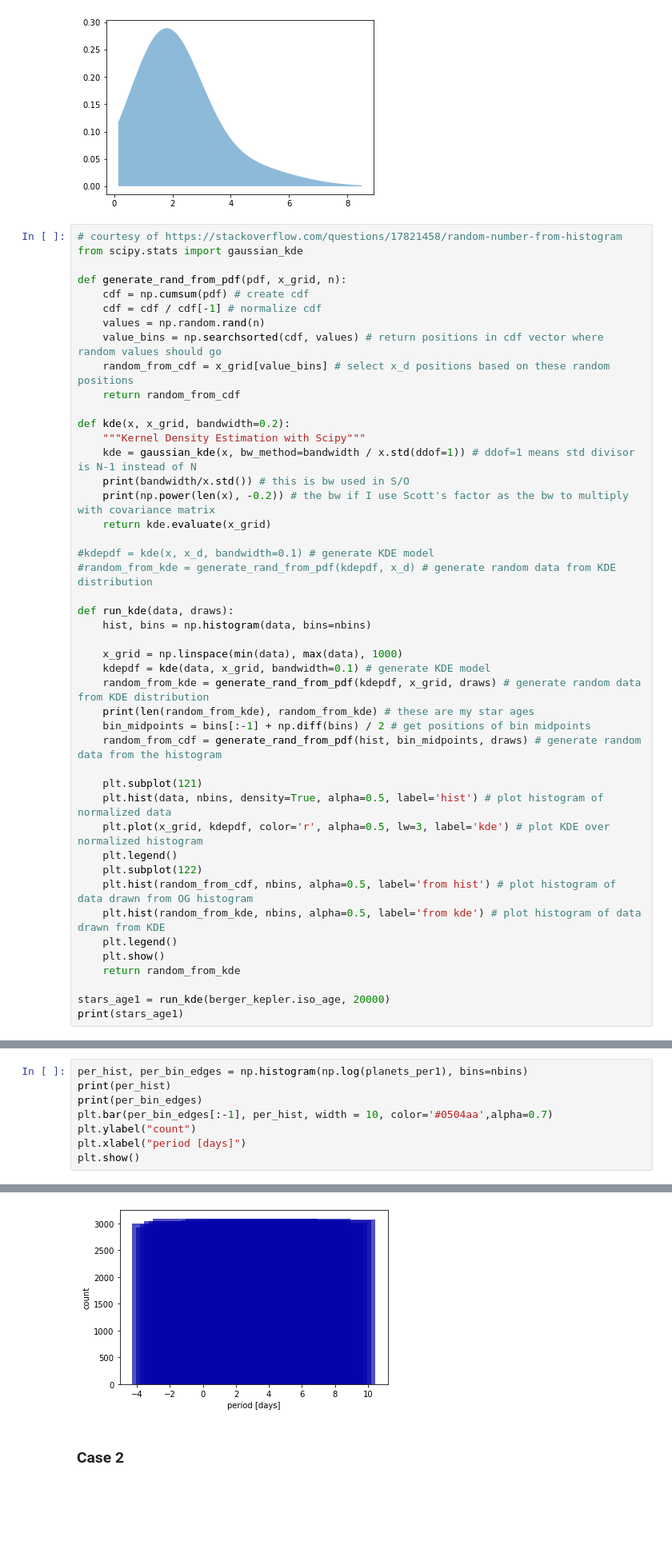
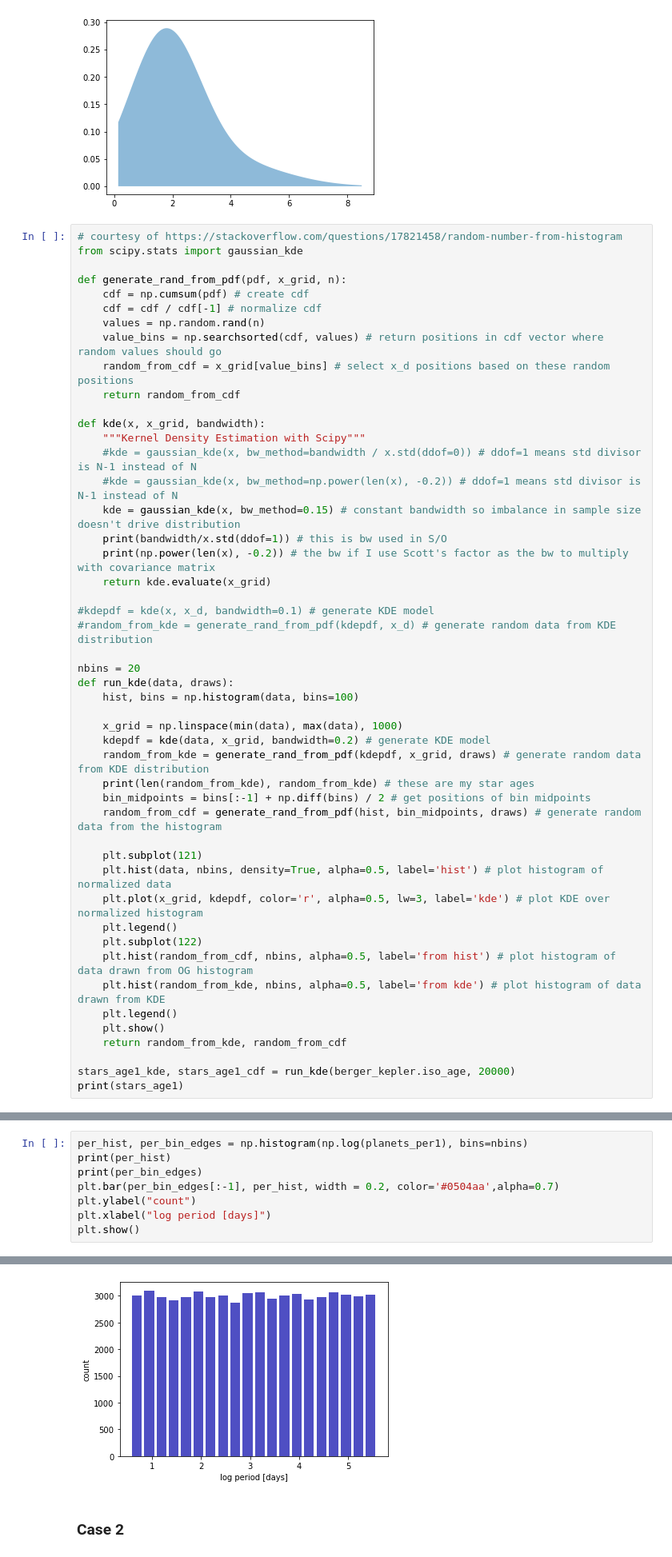
Before and after one commit to exoclam/sculpting, a Jupyter notebook: synthetic.ipynb, the cells around one changed output, grey strips where cells are left out. Shown at 80% size. Saved outputs shown, nothing was run; the diff lists cells and outputs as text; blank space fills up the shorter version.

```diff
--- a/synthetic.ipynb
+++ b/synthetic.ipynb
@@ -84,21 +84,24 @@ def generate_rand_from_pdf(pdf, x_grid, n):
     random_from_cdf = x_grid[value_bins] # select x_d positions based on these random positions
     return random_from_cdf
 
-def kde(x, x_grid, bandwidth=0.2):
+def kde(x, x_grid, bandwidth):
     """Kernel Density Estimation with Scipy"""
-    kde = gaussian_kde(x, bw_method=bandwidth / x.std(ddof=1)) # ddof=1 means std divisor is N-1 instead of N
-    print(bandwidth/x.std()) # this is bw used in S/O
+    #kde = gaussian_kde(x, bw_method=bandwidth / x.std(ddof=0)) # ddof=1 means std divisor is N-1 instead of N
+    #kde = gaussian_kde(x, bw_method=np.power(len(x), -0.2)) # ddof=1 means std divisor is N-1 instead of N
+    kde = gaussian_kde(x, bw_method=0.15) # constant bandwidth so imbalance in sample size doesn't drive distribution
+    print(bandwidth/x.std(ddof=1)) # this is bw used in S/O
     print(np.power(len(x), -0.2)) # the bw if I use Scott's factor as the bw to multiply with covariance matrix
     return kde.evaluate(x_grid)
 
 #kdepdf = kde(x, x_d, bandwidth=0.1) # generate KDE model
 #random_from_kde = generate_rand_from_pdf(kdepdf, x_d) # generate random data from KDE distribution
 
+nbins = 20
 def run_kde(data, draws):
-    hist, bins = np.histogram(data, bins=nbins)
+    hist, bins = np.histogram(data, bins=100)
 
     x_grid = np.linspace(min(data), max(data), 1000)
-    kdepdf = kde(data, x_grid, bandwidth=0.1) # generate KDE model
+    kdepdf = kde(data, x_grid, bandwidth=0.2) # generate KDE model
     random_from_kde = generate_rand_from_pdf(kdepdf, x_grid, draws) # generate random data from KDE distribution
     print(len(random_from_kde), random_from_kde) # these are my star ages
     bin_midpoints = bins[:-1] + np.diff(bins) / 2 # get positions of bin midpoints
@@ -113,8 +116,8 @@ def run_kde(data, draws):
     plt.hist(random_from_kde, nbins, alpha=0.5, label='from kde') # plot histogram of data drawn from KDE
     plt.legend()
     plt.show()
-    return random_from_kde
+    return random_from_kde, random_from_cdf
 
-stars_age1 = run_kde(berger_kepler.iso_age, 20000)
+stars_age1_kde, stars_age1_cdf = run_kde(berger_kepler.iso_age, 20000)
 print(stars_age1)
 # %% [output]
@@ -154,8 +157,8 @@ plt.show()
 per_hist, per_bin_edges = np.histogram(np.log(planets_per1), bins=nbins)
 print(per_hist)
 print(per_bin_edges)
-plt.bar(per_bin_edges[:-1], per_hist, width = 10, color='#0504aa',alpha=0.7)
+plt.bar(per_bin_edges[:-1], per_hist, width = 0.2, color='#0504aa',alpha=0.7)
 plt.ylabel("count")
-plt.xlabel("period [days]")
+plt.xlabel("log period [days]")
 plt.show()
 # %% [output]
@@ -168,4 +171,4 @@ plt.show()
-[figure, old version]
+[figure, new version]
 # %% [markdown]
 ### Case 2
 # %%
```
Also changed, not shown: parts of 20 cells of this notebook.
